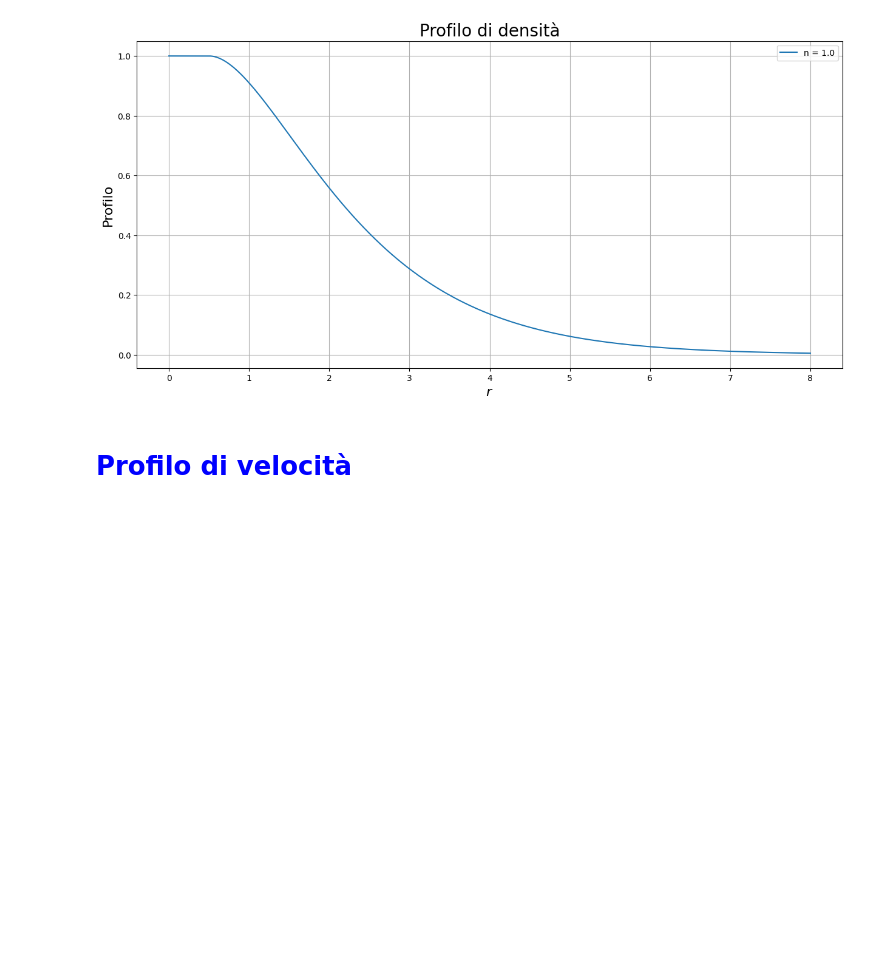
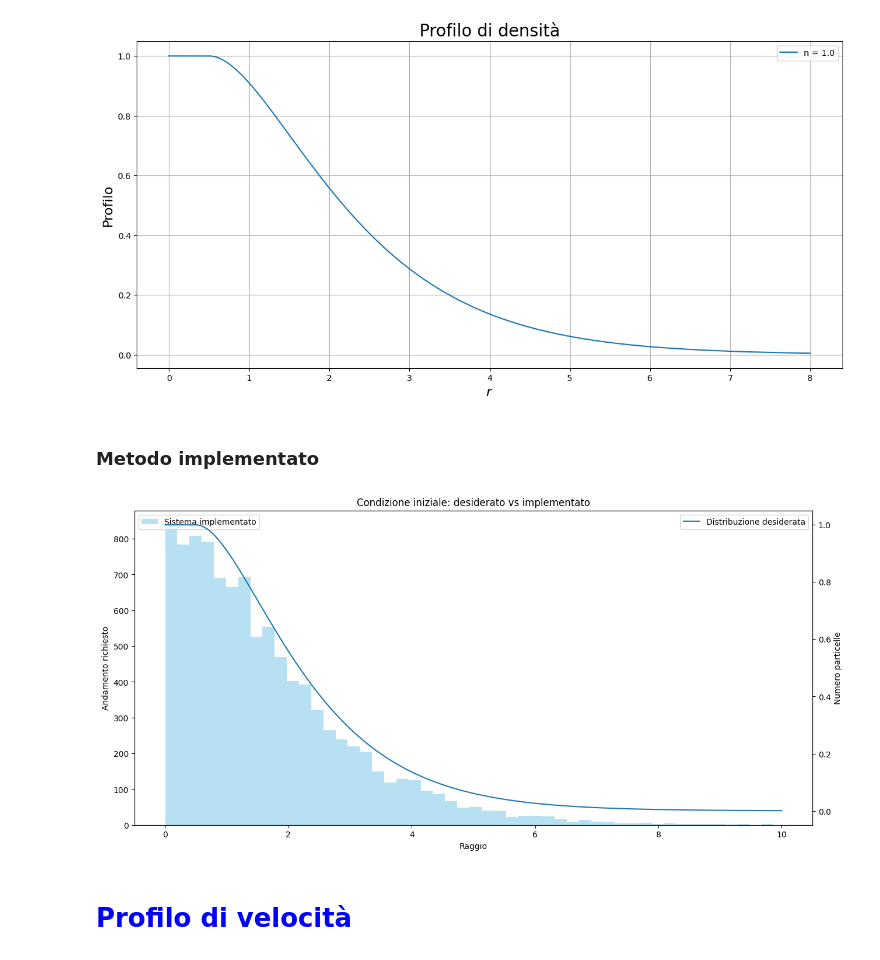
Before and after one commit to Negrini085/Astro, a Jupyter notebook: Analisi/condin.ipynb, the cells around one changed output. Saved outputs shown, nothing was run; the diff lists cells and outputs as text; code cells hidden in the pictures; blank space fills up the shorter version.

Commit message:
Sistema inizializzato correttamente

```diff
--- a/Analisi/condin.ipynb
+++ b/Analisi/condin.ipynb
@@ -71,6 +71,45 @@ plt.grid(True)
 plt.show()
 # %% [output]
 [figure]
+# %% [markdown]
+### Metodo implementato
+# %%
+# Funzione per la densità di probabilità
+def prof(x, r0, n):
+    res = np.zeros(len(x))
+    for k, i in enumerate(x):
+        appo = 1
+        if i > r0:
+            appo = (i+1-r0)*np.exp(-np.pow((i-r0), n))
+        res[k] = appo
+    return res
+
+
+
+conf = np.loadtxt("condin.conf")
+x = np.linspace(0.0, 10.0, 1000)
+
+# Creiamo la figura e gli assi
+fig, ax1 = plt.subplots(figsize = (15, 7))
+
+# Primo asse: istogramma
+ax1.hist(conf[:, 1], bins=50, color='skyblue', alpha=0.6, label='Sistema implementato')
+
+# Secondo asse (stesso asse x)
+ax2 = ax1.twinx()  # crea un secondo asse y
+plt.plot(x, prof(x, 0.5, 1.0), label = "Distribuzione desiderata")
+
+# Aggiungiamo etichette e legenda
+ax1.set_xlabel('Raggio')
+ax1.set_ylabel('Andamento richiesto')
+ax2.set_ylabel('Numero particelle')
+ax1.legend(loc='upper left')
+ax2.legend(loc='upper right')
+
+plt.title('Condizione iniziale: desiderato vs implementato')
+plt.show()
+# %% [output]
+[figure, added]
 # %% [markdown]
 <h1 style="color: blue; font-size: 50px;"> Profilo di velocità </h1>
 # %% [markdown]
```
Also changed, not shown: parts of 2 cells of this notebook.
